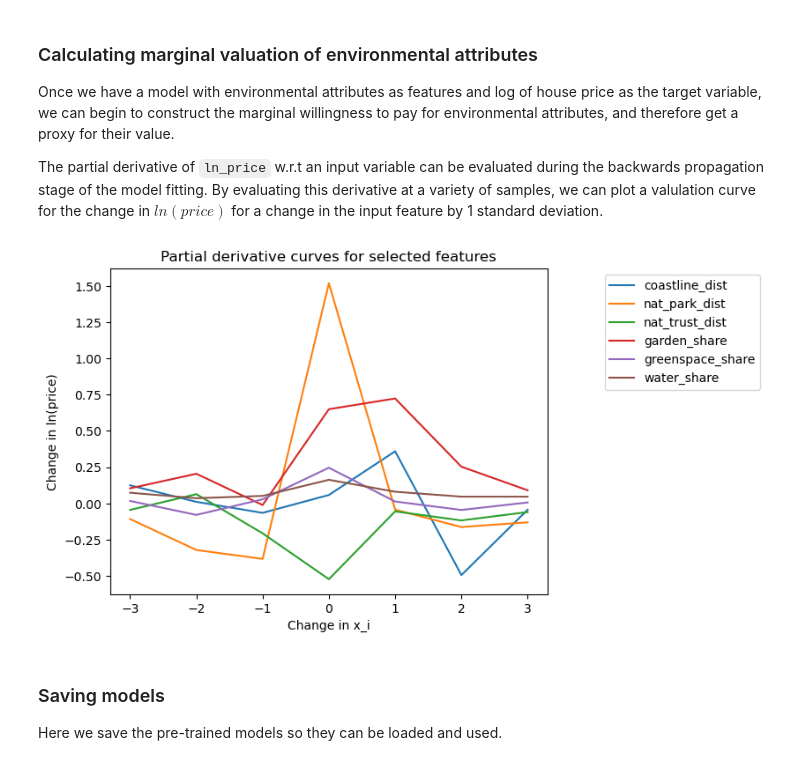
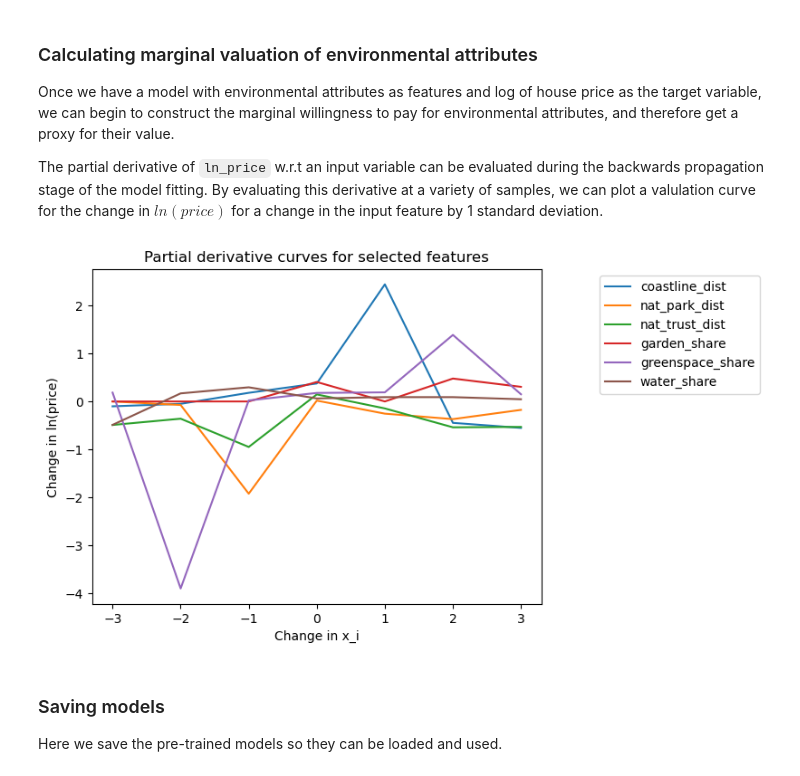
Before and after one commit to fgallagher27/GreenValueNet, a Jupyter notebook: GreenValueNet.ipynb, the cells around one changed output. Drawn from its saved outputs; the diff is of its cells as text; code cells hidden in the pictures.

```diff
--- a/GreenValueNet.ipynb
+++ b/GreenValueNet.ipynb
@@ -130,8 +134,8 @@ Optimal parameters based on hyperparameter tuning:  {'max_iter': 1500, 'max_dept
 
 We know build some neural networks. Number of epochs, hidden layers, and nodes in hidden layers is initially set with rules of thumb but then optimiszed using hyperparameter tuning.
 # %%
-# set epochs to be 3 times number of features
-epochs = int(x_train.shape[1]) * 3
+# set epochs based on past convergence behaviour
+epochs = 25
 
 # set n_hidden_units to be mean of input and output layer sizes
 n_hidden_units = round((x_train.shape[1] + 1) / 2)
@@ -181,12 +200,25 @@ single_d_nn = single_nn.fit(
 The full model is specified as a deep neural network using layers with ReLU activation functions with a linear activation in the output layer. The choice of number of layers was initially kept small due to computational processing constraints.
 # %%
 tune_nn = True
+
 deep_nn = build_neural_net(
     input_shape = x_train.shape[1:],
     n_hidden_units = n_hidden_units,
     n_layers = 10,
-    tuning = tune_nn,
+    tuning = tune_nn
 )
+
+if tune_nn:
+    tuner = run_hp_search(
+        x_train,
+        y_train,
+        validation_set=(x_dev, y_dev),
+        search_name='neural_net_240902'
+    )
+    best_hps = tuner.get_best_hyperparameters(num_trials=1)[0]
+    print(best_hps.values)
+    deep_nn = tuner.hypermodel.build(best_hps)
+
 deep_nn.summary()
 # %% [output]
 WARNING:absl:At this time, the v2.11+ optimizer `tf.keras.optimizers.Adam` runs slowly on M1/M2 Macs, please use the legacy Keras optimizer instead, located at `tf.keras.optimizers.legacy.Adam`.
@@ -210,13 +242,5 @@ Epoch 69/69
-# %%
-if tune_nn:
-    deep_nn = run_hp_search(
-        x_train,
-        y_train,
-        validation_set=(x_dev, y_dev),
-        search_name='neural_net_240902'
-    )
 # %%
-fitted_d_nn = deep_nn.fit(
+deep_nn.fit(
     x_train,
     y_train,
     epochs=epochs,
@@ -247,15 +290,15 @@ The partial derivative of `ln_price` w.r.t an input variable can be evaluated du
 # %%
 # extract the gradients from the model
 points = np.arange(-3, 4, 1)
 gradients = calc_partial_grad(
-    fitted_d_nn,
+    deep_nn,
     x_dev,
     derivative_index,
     points)
 
 plot_partial_grads(gradients, points, derivative_index, save=False, name='partial_grads_240206.png')
 # %% [output]
-[figure, old version]
+[figure, new version]
 # %% [markdown]
 ### Saving models
 
```
Also changed, not shown: parts of 7 cells of this notebook.
